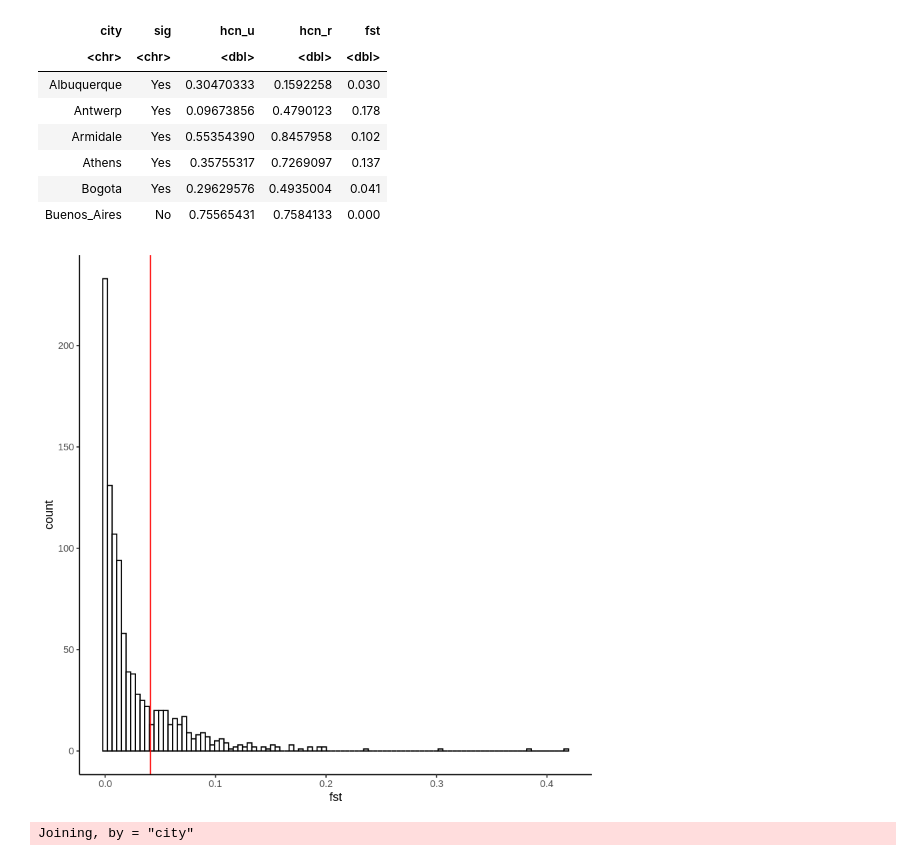
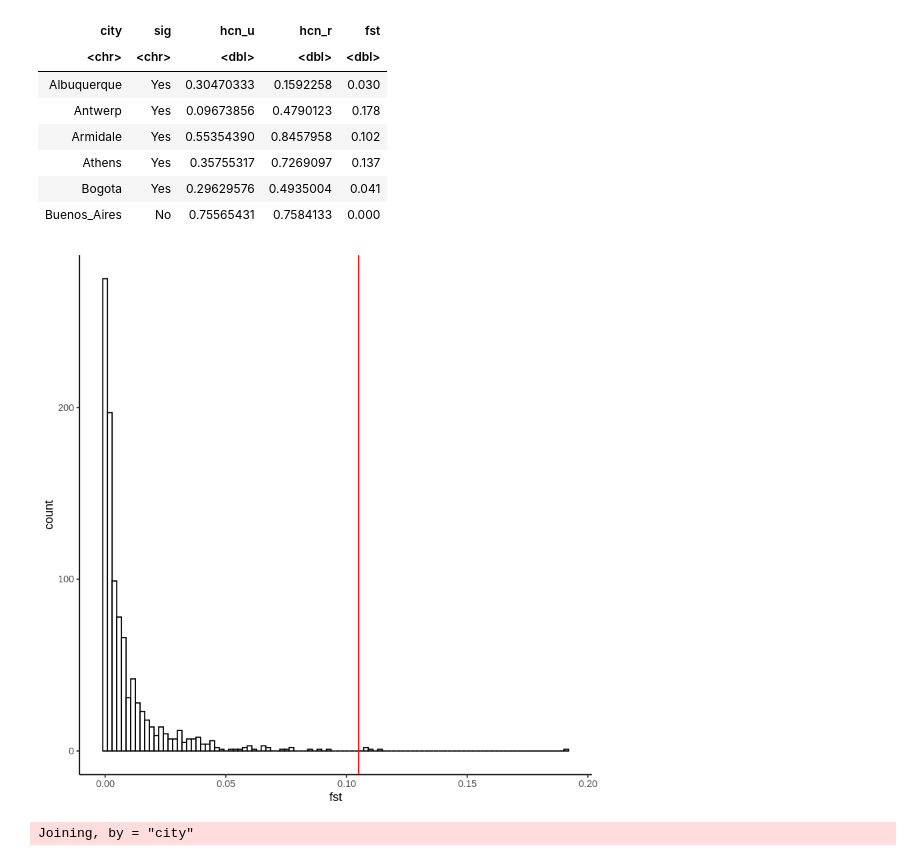
Before and after one commit to James-S-Santangelo/glue_pc, a Jupyter notebook: genomic-analyses/notebooks/hcn_ac_li_differentiation.r.ipynb, the cells around one changed output. Saved outputs shown, nothing was run; the diff lists cells and outputs as text; code cells hidden in the pictures.

Commit message:
Adding permutation pval tables and updating supplemental figure numbers

```diff
--- a/genomic-analyses/notebooks/hcn_ac_li_differentiation.r.ipynb
+++ b/genomic-analyses/notebooks/hcn_ac_li_differentiation.r.ipynb
@@ -324,13 +324,13 @@ nulls <- df_afs_inter %>%
     map_dfr(~simulate_null(., nreps = 1000))
 # %%
 # Example permutation test
-nulls %>% filter(city == 'Bogota') %>%
+nulls %>% filter(city == 'Toronto') %>%
     ggplot(aes(x = fst)) +
     geom_histogram(bins = 100, color = 'black', fill = 'white') +
-    geom_vline(xintercept = obs_hcnFst %>% filter(city == 'Bogota') %>% pull(fst), color = 'red') +
+    geom_vline(xintercept = obs_hcnFst %>% filter(city == 'Toronto') %>% pull(fst), color = 'red') +
     theme_classic()
 # %% [output]
-[figure, old version]
+[figure, new version]
 # %%
 # Combine observed and permutes Fst into single dataframe for permutation test
 combine_stats_sf <- obs_hcnFst %>%
```
Also changed, not shown: parts of 3 cells of this notebook, 15 other files.
